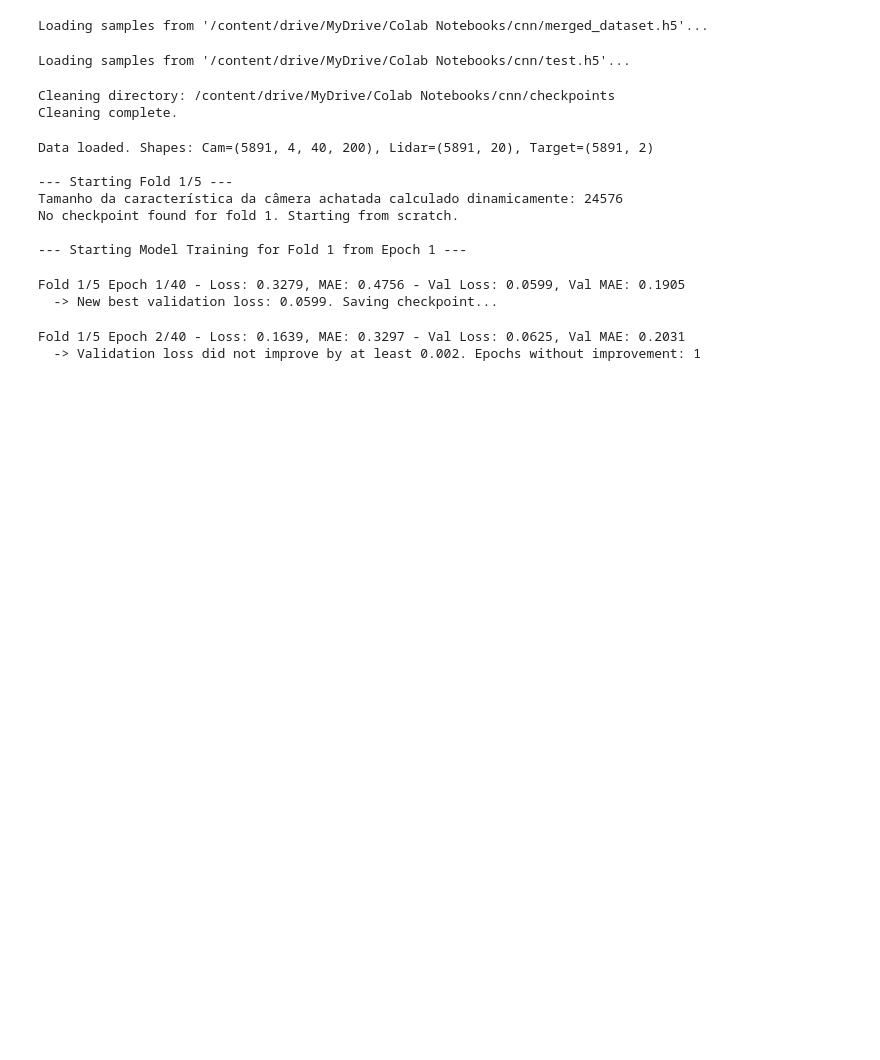
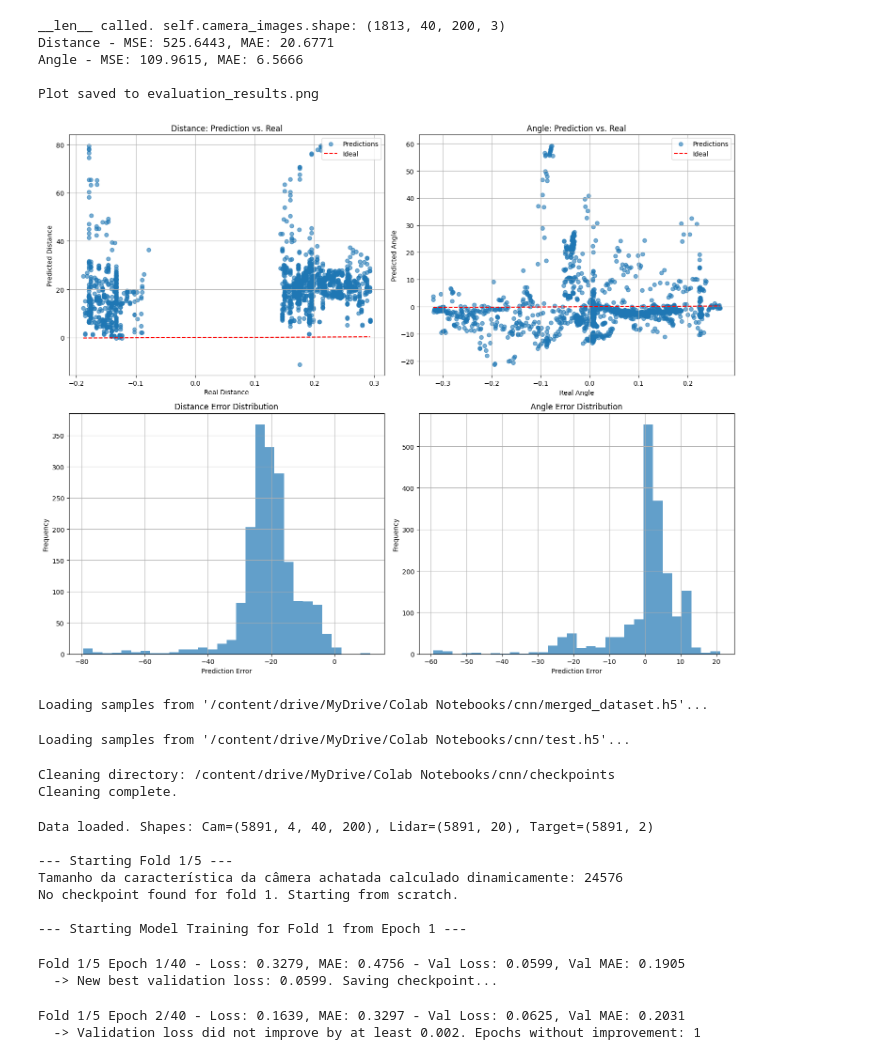
Before and after one commit to joaoBernardinoo/avoid-obstacle-collision, a Jupyter notebook: controllers/cnn/CNN.ipynb, the cells around one changed output. Saved outputs shown, nothing was run; the diff lists cells and outputs as text; code cells hidden in the pictures; blank space fills up the shorter version.

```diff
--- a/controllers/cnn/CNN.ipynb
+++ b/controllers/cnn/CNN.ipynb
@@ -228,3 +206,15 @@ def load_data(path: Path, max_samples=None):
+# %%
+dataset = RobotDataset(X, Y, transform=transform)
+loader = DataLoader(dataset, batch_size=32)
+model = LidarVisionFusionNet().to(device)
+evaluate_model(model, loader)
+# %% [output]
+__len__ called. self.camera_images.shape: (1813, 40, 200, 3)
+Distance - MSE: 525.6443, MAE: 20.6771
+Angle - MSE: 109.9615, MAE: 6.5666
+
+Plot saved to evaluation_results.png
+[figure, added]
 # %%
 # @title CNNNavigationModel
 class CNNNavigationModel(nn.Module):
```
Also changed, not shown: parts of 14 cells of this notebook, 34 other files.
